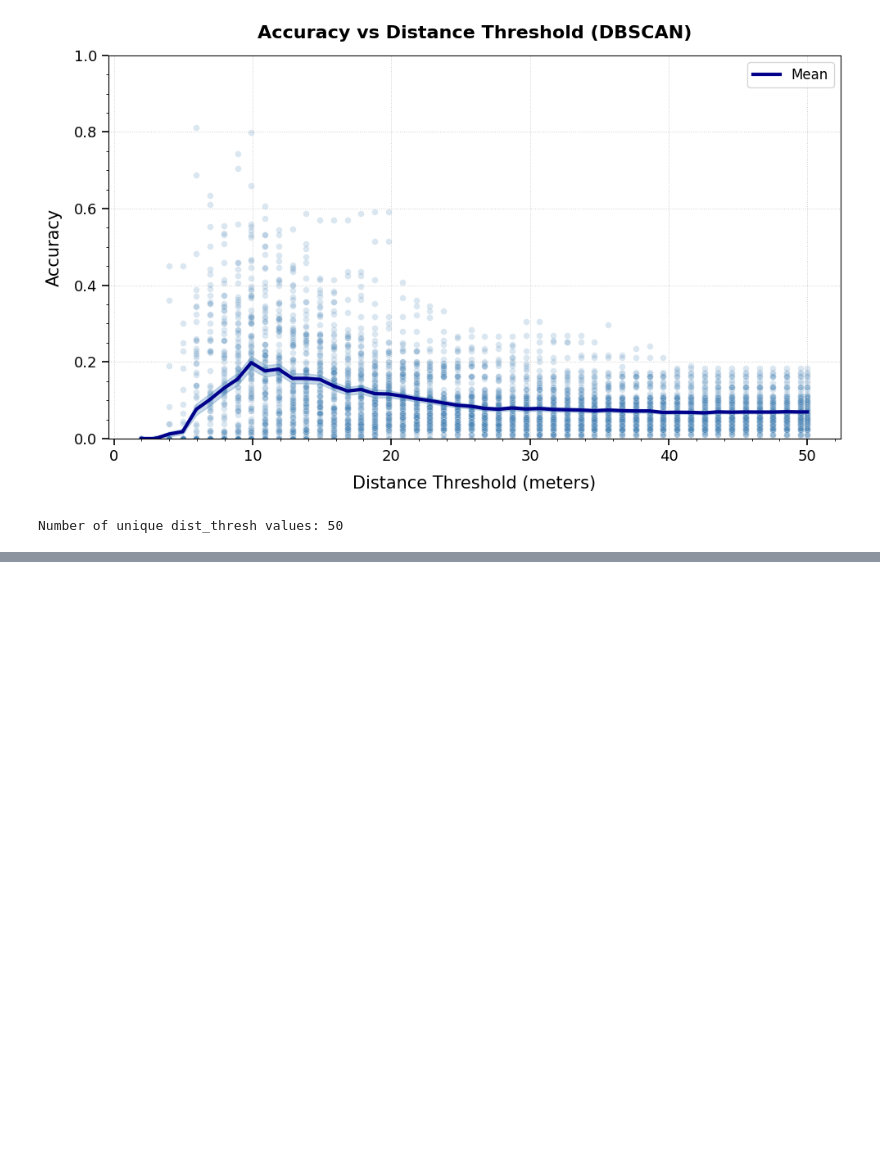
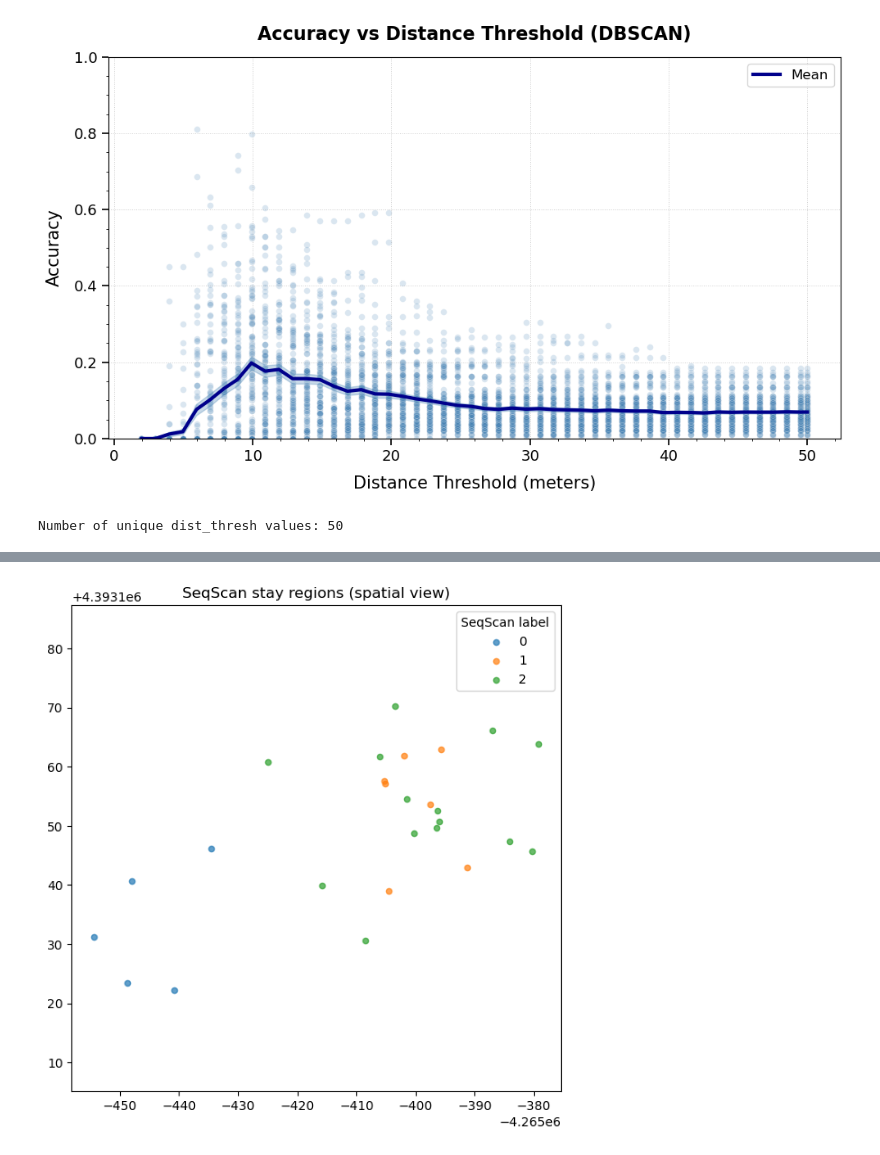
Before and after one commit to Watts-Lab/nomad, a Jupyter notebook: examples/research/robustness-of-algorithms/dist_thresh_vs_acc_exp.ipynb, the cells around one changed output, grey strips where cells are left out. Cells and saved outputs as stored; diff of their text form; code cells hidden in the pictures; blank space fills up the shorter version.

```diff
--- a/examples/research/robustness-of-algorithms/dist_thresh_vs_acc_exp.ipynb
+++ b/examples/research/robustness-of-algorithms/dist_thresh_vs_acc_exp.ipynb
@@ -37,3 +47,7 @@ poi_table = gpd.read_parquet(config["buildings_file"]).rename(columns={"id":"loc
 sparse_df = loader.from_file(config["output_files"]["sparse_path"], format="parquet")
 diaries_df = loader.from_file(config["output_files"]["diaries_path"], format="parquet").rename(
     columns={"identifier":"user_id"})
+# %%
+# print(sparse_df)
+sparse = sparse_df.loc[sparse_df.user_id == "admiring_mestorf"]
+print(sparse)
@@ -39,0 +72,3 @@ diaries_df = loader.from_file(config["output_files"]["diaries_path"], format="pa
+# %%
+db = DBSCAN(eps=12, min_samples=3).fit(sparse[["x","y"]])
+db.labels_
@@ -43,7 +81,7 @@ warnings.filterwarnings('ignore', message='Input is timezone-naive; assuming UTC
 dist_thresh_values = np.linspace(1, 50, 100)
 
 config["algos"] = {
-    **{f"lachesis_dist_thresh_{int(dr)}": {
+    **{f"seqscan_dist_thresh_{int(dr)}": {
         "func": TADBSCAN.ta_dbscan,
         "params": {
             "time_thresh":60,
@@ -140,0 +584,21 @@ Number of unique dist_thresh values: 50
+# %%
+import matplotlib.pyplot as plt
+
+def plot_seqscan_xy(df, label_col="seqscan_label"):
+    plt.figure(figsize=(7,7))
+    for lab in sorted(df[label_col].unique()):
+        sub = df[df[label_col] == lab]
+        plt.scatter(
+            sub["x"], sub["y"],
+            s=20,
+            alpha=0.7,
+            label=str(lab)
+        )
+    plt.axis("equal")
+    plt.legend(title="SeqScan label")
+    plt.title("SeqScan stay regions (spatial view)")
+    plt.show()
+
+plot_seqscan_xy(seq)
+# %% [output]
+[figure, added]
```
Also changed, not shown: parts of 12 cells of this notebook, 14 other files.
